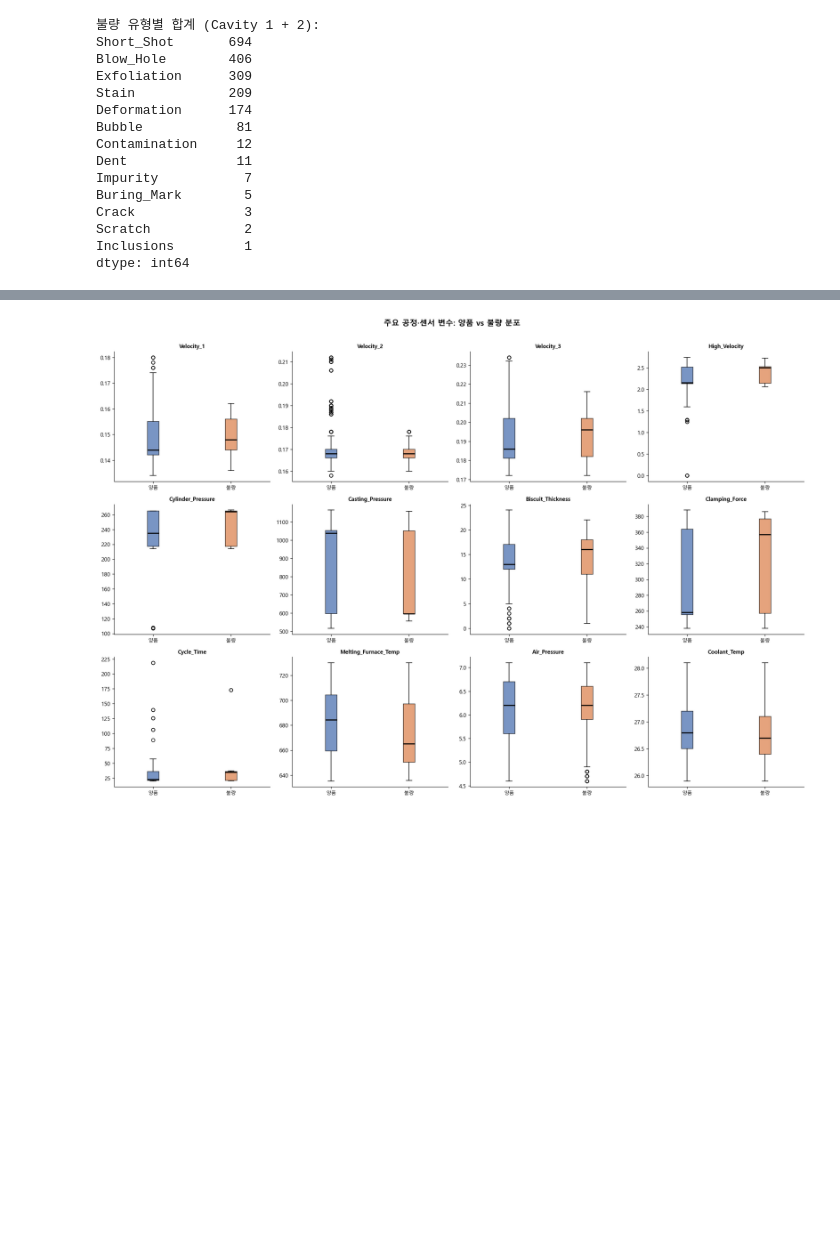
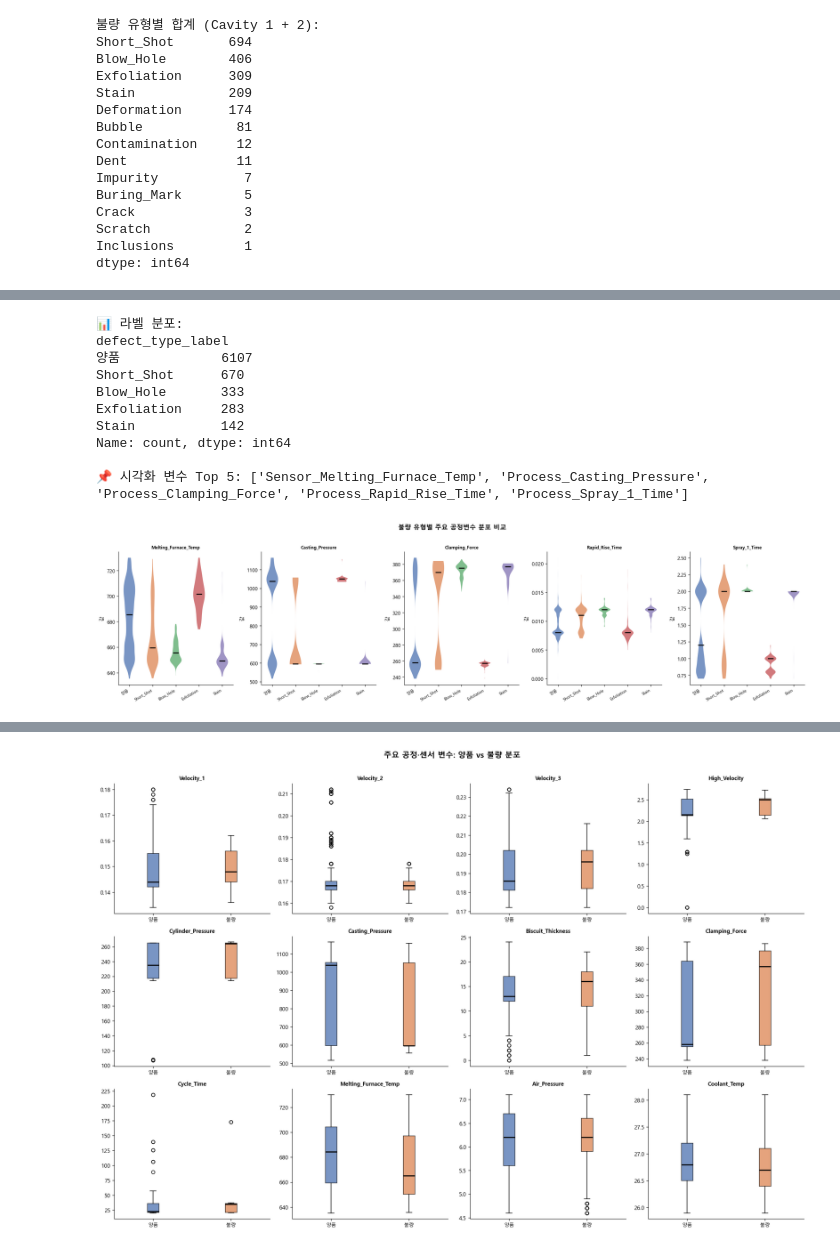
Before and after one commit to dlalswns0211/sparta_project_2_team1, a Jupyter notebook: DieCasting_minjun.VSCode.ipynb, the cells around one changed output, grey strips where cells are left out. Drawn from its saved outputs; the diff is of its cells as text; code cells hidden in the pictures; blank space fills up the shorter version.

```diff
--- a/DieCasting_minjun.VSCode.ipynb
+++ b/DieCasting_minjun.VSCode.ipynb
@@ -605,0 +375,79 @@ Top1_Short_Shot_1     0.7973    0.6146    0.6941        96
+# %%
+# ── 3-3. 불량 유형별 공정변수 분포 비교 ────────────────────────────────────
+from scipy import stats
+
+# Top 4 불량 유형 정의 (빈도 기준)
+top4_types = ['Short_Shot', 'Blow_Hole', 'Exfoliation', 'Stain']
+
+# 각 Shot에 대해 불량 유형 라벨 생성 (우선순위: 발생 빈도 높은 순)
+df['defect_type_label'] = '양품'
+for dtype in reversed(top4_types):  # 빈도 낮은 순으로 덮어써야 최종적으로 빈도 높은 게 남음
+    col1 = f'Defects_{dtype}_1'
+    col2 = f'Defects_{dtype}_2'
+    mask = (df.get(col1, 0).astype(float) > 0) | (df.get(col2, 0).astype(float) > 0)
+    df.loc[mask, 'defect_type_label'] = dtype
+
+label_order = ['양품'] + top4_types
+label_counts = df['defect_type_label'].value_counts()
+print('📊 라벨 분포:')
+print(label_counts[label_order])
+
+# t-test 기준 상위 5개 변수 선택 (이미 계산된 ttest_df 재사용, 없으면 직접 계산)
+# 3-7절 t-test 셀을 먼저 실행했으면 그 결과(ttest_df)를 재사용하고,
+# 아직 실행 전이라면 여기서 자체적으로 계산합니다.
+_ttest_df = globals().get('ttest_df')  # 변수 존재 여부를 안전하게 확인 (Pylance 경고 방지)
+if _ttest_df is not None:
+    top5_vars = _ttest_df.head(5)['variable'].tolist()
+else:
+    from scipy import stats as _st
+    _res = []
+    for col in process_cols + sensor_cols:
+        g = df[df['defect_any']==0][col].dropna()
+        b = df[df['defect_any']==1][col].dropna()
+        _, p = _st.ttest_ind(g, b, equal_var=False)
+        _res.append((col, p))
+    top5_vars = [c for c,_ in sorted(_res, key=lambda x:x[1])][:5]
+
+print('\n📌 시각화 변수 Top 5:', top5_vars)
+
+# ── 바이올린 플롯 ──
+fig, axes = plt.subplots(1, len(top5_vars), figsize=(4*len(top5_vars), 5))
+palette_v = ['#4C72B0','#DD8452','#55A868','#C44E52','#8172B2']
+
+for ax, col in zip(axes, top5_vars):
+    data_list  = [df[df['defect_type_label']==lb][col].dropna().values for lb in label_order]
+    vp = ax.violinplot(data_list, positions=range(len(label_order)),
+                       showmedians=True, showextrema=False)
+    for i, body in enumerate(vp['bodies']):
+        body.set_facecolor(palette_v[i])
+        body.set_alpha(0.75)
+    vp['cmedians'].set_color('black')
+    vp['cmedians'].set_linewidth(2)
+    ax.set_xticks(range(len(label_order)))
+    ax.set_xticklabels(label_order, rotation=30, ha='right', fontsize=8)
+    ax.set_title(col.replace('Process_','').replace('Sensor_',''), fontsize=9, fontweight='bold')
+    ax.set_ylabel('값')
+
+plt.suptitle('불량 유형별 주요 공정변수 분포 비교', fontsize=13, fontweight='bold', y=1.02)
+plt.tight_layout()
+plt.show()
+
+# ── ANOVA 간이 F-통계량 출력 (불량 유형 간 차이가 유의한지) ──
+print('\n📌 불량 유형별 ANOVA (F-통계량) - 아래 3-8절에서 상세 분석')
+for col in top5_vars:
+    groups = [df[df['defect_type_label']==lb][col].dropna().values for lb in label_order]
+    f, p = stats.f_oneway(*groups)
+    sig = '★ 유의' if p < 0.05 else '비유의'
+    print(f'  {col:45s}: F={f:7.2f}, p={p:.4f}  {sig}')
+# %% [output]
+📊 라벨 분포:
+defect_type_label
+양품             6107
+Short_Shot      670
+Blow_Hole       333
+Exfoliation     283
+Stain           142
+Name: count, dtype: int64
+
+📌 시각화 변수 Top 5: ['Sensor_Melting_Furnace_Temp', 'Process_Casting_Pressure', 'Process_Clamping_Force', 'Process_Rapid_Rise_Time', 'Process_Spray_1_Time']
+[figure, added]
```
Also changed, not shown: parts of 48 cells of this notebook, 1 other file.
